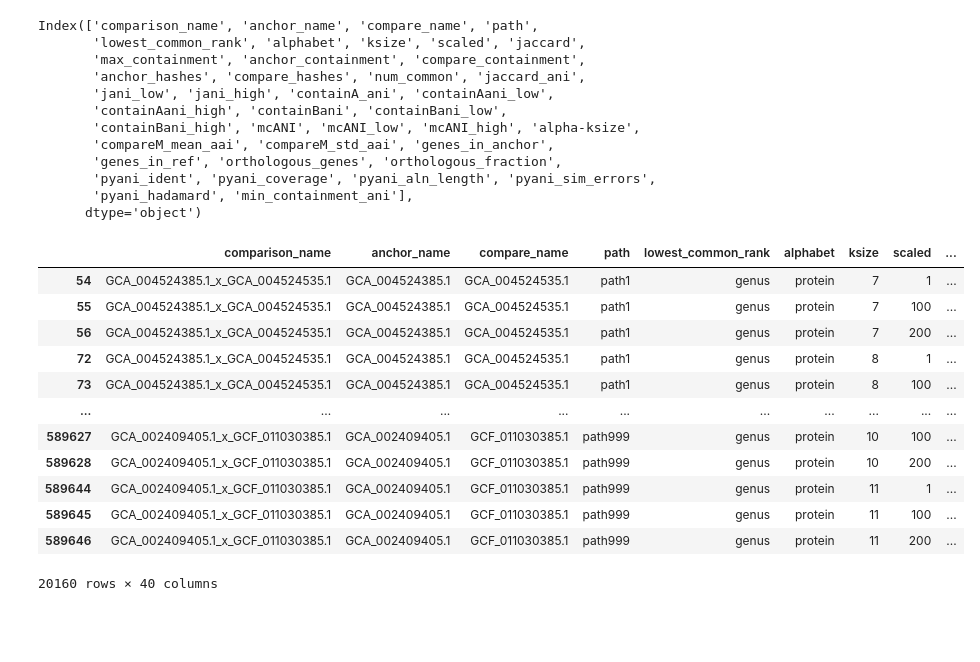
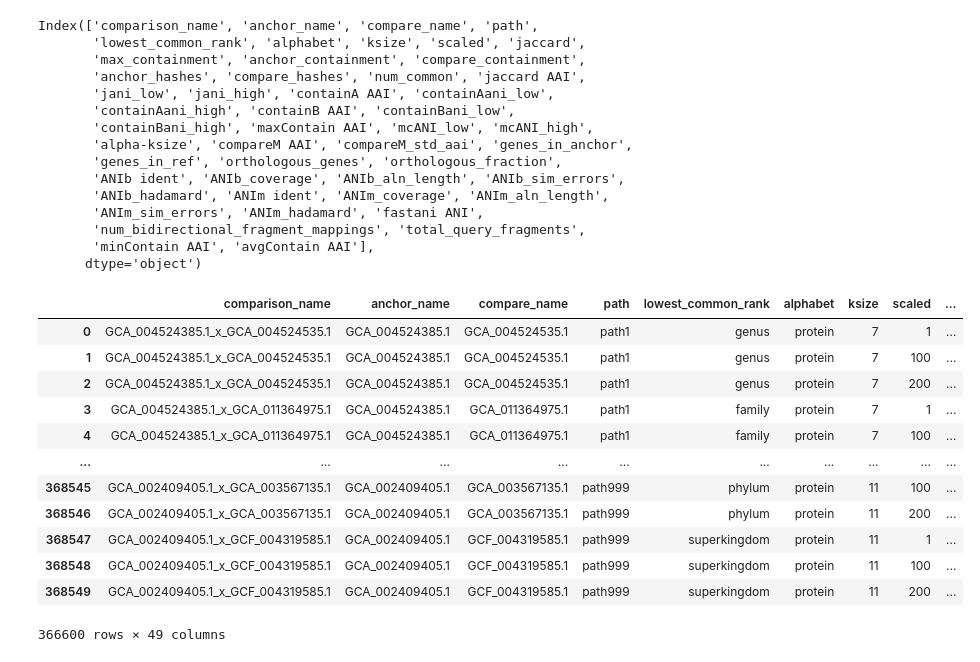
Before and after one commit to bluegenes/2022-protein-kmers-workflow, a Jupyter notebook: notebooks/04.assess-AAI.ipynb, the cells around one changed output. Saved outputs shown, nothing was run; the diff lists cells and outputs as text; code cells hidden in the pictures; blank space fills up the shorter version.

```diff
--- a/notebooks/04.assess-AAI.ipynb
+++ b/notebooks/04.assess-AAI.ipynb
@@ -12,5 +14,5 @@ tqdm.pandas()
 # %%
-ep = pd.read_csv("gtdb-rs202.evolpaths.merged.csv.gz")
+ep = pd.read_csv("gtdb-rs202.evolpaths.protein.csv.gz")
 ep
 # %% [output]
 |  | comparison_name | anchor_name | compare_name | path | lowest_common_rank | alphabet | ksize | scaled | ... |
@@ -32,31 +34,34 @@ ep.columns
 Index(['comparison_name', 'anchor_name', 'compare_name', 'path',
        'lowest_common_rank', 'alphabet', 'ksize', 'scaled', 'jaccard',
        'max_containment', 'anchor_containment', 'compare_containment',
-       'anchor_hashes', 'compare_hashes', 'num_common', 'jaccard_ani',
-       'jani_low', 'jani_high', 'containA_ani', 'containAani_low',
-       'containAani_high', 'containBani', 'containBani_low',
-       'containBani_high', 'mcANI', 'mcANI_low', 'mcANI_high', 'alpha-ksize',
-       'compareM_mean_aai', 'compareM_std_aai', 'genes_in_anchor',
+       'anchor_hashes', 'compare_hashes', 'num_common', 'jaccard AAI',
+       'jani_low', 'jani_high', 'containA AAI', 'containAani_low',
+       'containAani_high', 'containB AAI', 'containBani_low',
+       'containBani_high', 'maxContain AAI', 'mcANI_low', 'mcANI_high',
+       'alpha-ksize', 'compareM AAI', 'compareM_std_aai', 'genes_in_anchor',
        'genes_in_ref', 'orthologous_genes', 'orthologous_fraction',
-       'pyani_ident', 'pyani_coverage', 'pyani_aln_length', 'pyani_sim_errors',
-       'pyani_hadamard', 'min_containment_ani'],
+       'ANIb ident', 'ANIb_coverage', 'ANIb_aln_length', 'ANIb_sim_errors',
+       'ANIb_hadamard', 'ANIm ident', 'ANIm_coverage', 'ANIm_aln_length',
+       'ANIm_sim_errors', 'ANIm_hadamard', 'fastani ANI',
+       'num_bidirectional_fragment_mappings', 'total_query_fragments',
+       'minContain AAI', 'avgContain AAI'],
       dtype='object')
 # %%
 prot_only = ep[ep["alphabet"] == "protein"]
-prot_only = prot_only[prot_only["pyani_ident"].notna()] # only grab comparisons we can work with
+prot_only = prot_only[prot_only["compareM AAI"].notna()] # only grab comparisons we can work with
 prot_only
 # %% [output]
 |  | comparison_name | anchor_name | compare_name | path | lowest_common_rank | alphabet | ksize | scaled | ... |
-| 54 | GCA_004524385.1_x_GCA_004524535.1 | GCA_004524385.1 | GCA_004524535.1 | path1 | genus | protein | 7 | 1 | ... |
-| 55 | GCA_004524385.1_x_GCA_004524535.1 | GCA_004524385.1 | GCA_004524535.1 | path1 | genus | protein | 7 | 100 | ... |
-| 56 | GCA_004524385.1_x_GCA_004524535.1 | GCA_004524385.1 | GCA_004524535.1 | path1 | genus | protein | 7 | 200 | ... |
-| 72 | GCA_004524385.1_x_GCA_004524535.1 | GCA_004524385.1 | GCA_004524535.1 | path1 | genus | protein | 8 | 1 | ... |
-| 73 | GCA_004524385.1_x_GCA_004524535.1 | GCA_004524385.1 | GCA_004524535.1 | path1 | genus | protein | 8 | 100 | ... |
+| 0 | GCA_004524385.1_x_GCA_004524535.1 | GCA_004524385.1 | GCA_004524535.1 | path1 | genus | protein | 7 | 1 | ... |
+| 1 | GCA_004524385.1_x_GCA_004524535.1 | GCA_004524385.1 | GCA_004524535.1 | path1 | genus | protein | 7 | 100 | ... |
+| 2 | GCA_004524385.1_x_GCA_004524535.1 | GCA_004524385.1 | GCA_004524535.1 | path1 | genus | protein | 7 | 200 | ... |
+| 3 | GCA_004524385.1_x_GCA_011364975.1 | GCA_004524385.1 | GCA_011364975.1 | path1 | family | protein | 7 | 1 | ... |
+| 4 | GCA_004524385.1_x_GCA_011364975.1 | GCA_004524385.1 | GCA_011364975.1 | path1 | family | protein | 7 | 100 | ... |
 | ... | ... | ... | ... | ... | ... | ... | ... | ... | ... |
-| 589627 | GCA_002409405.1_x_GCF_011030385.1 | GCA_002409405.1 | GCF_011030385.1 | path999 | genus | protein | 10 | 100 | ... |
-| 589628 | GCA_002409405.1_x_GCF_011030385.1 | GCA_002409405.1 | GCF_011030385.1 | path999 | genus | protein | 10 | 200 | ... |
-| 589644 | GCA_002409405.1_x_GCF_011030385.1 | GCA_002409405.1 | GCF_011030385.1 | path999 | genus | protein | 11 | 1 | ... |
-| 589645 | GCA_002409405.1_x_GCF_011030385.1 | GCA_002409405.1 | GCF_011030385.1 | path999 | genus | protein | 11 | 100 | ... |
-| 589646 | GCA_002409405.1_x_GCF_011030385.1 | GCA_002409405.1 | GCF_011030385.1 | path999 | genus | protein | 11 | 200 | ... |
+| 368545 | GCA_002409405.1_x_GCA_003567135.1 | GCA_002409405.1 | GCA_003567135.1 | path999 | phylum | protein | 11 | 100 | ... |
+| 368546 | GCA_002409405.1_x_GCA_003567135.1 | GCA_002409405.1 | GCA_003567135.1 | path999 | phylum | protein | 11 | 200 | ... |
+| 368547 | GCA_002409405.1_x_GCF_004319585.1 | GCA_002409405.1 | GCF_004319585.1 | path999 | superkingdom | protein | 11 | 1 | ... |
+| 368548 | GCA_002409405.1_x_GCF_004319585.1 | GCA_002409405.1 | GCF_004319585.1 | path999 | superkingdom | protein | 11 | 100 | ... |
+| 368549 | GCA_002409405.1_x_GCF_004319585.1 | GCA_002409405.1 | GCF_004319585.1 | path999 | superkingdom | protein | 11 | 200 | ... |
-20160 rows × 40 columns
+366600 rows × 49 columns
 # %%
```
Also changed, not shown: parts of 32 cells of this notebook, 1 other file.
